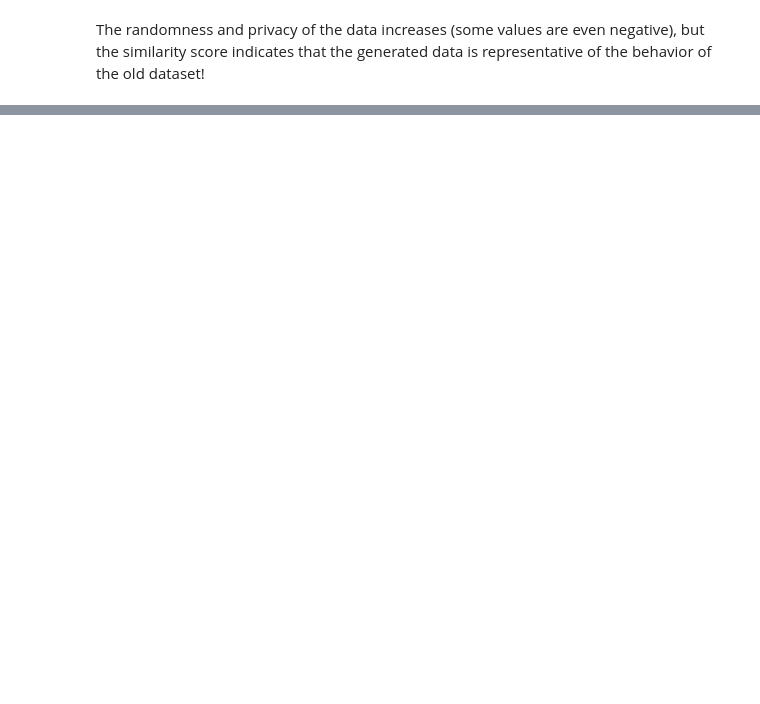
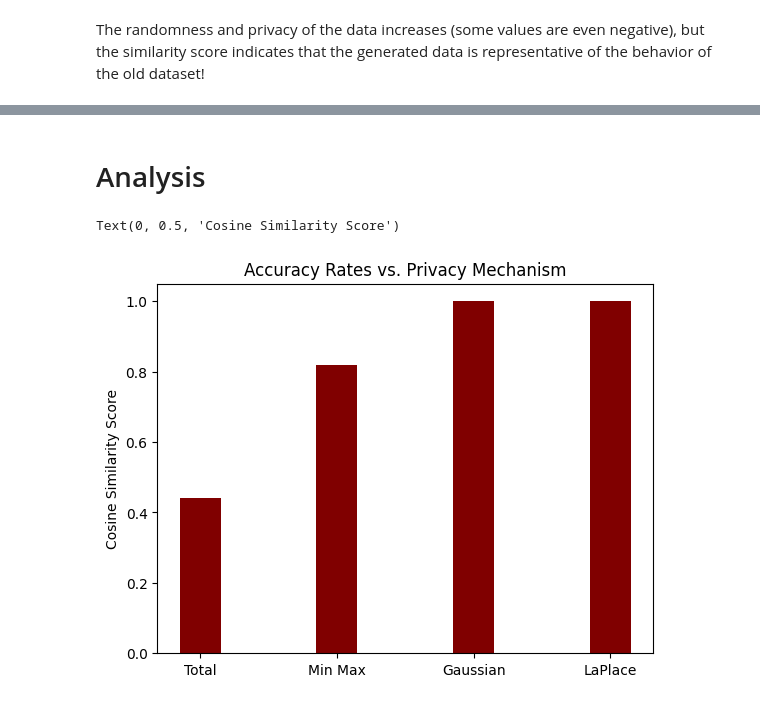
Before and after one commit to rohan-r-kulkarni/taxi_diff_privacy, a Jupyter notebook: testing.ipynb, the cells around one changed output, grey strips where cells are left out. Saved outputs shown, nothing was run; the diff lists cells and outputs as text; code cells hidden in the pictures; blank space fills up the shorter version.

Commit message:
all mechanisms

```diff
--- a/testing.ipynb
+++ b/testing.ipynb
@@ -244,0 +255,4 @@ The randomness and privacy of the data increases (some values are even negative)
+# %%
+lout = pd.read_csv("laplacian_output.csv")
+cleaned_lout = lout.loc[:, alg3.columns]
+cleaned_lout
@@ -244,0 +277,2 @@ The randomness and privacy of the data increases (some values are even negative)
+# %%
+alg4_score = get_similarity_score(get_meanvarvecs(data), get_meanvarvecs(cleaned_lout))
@@ -244,0 +321,6 @@ The randomness and privacy of the data increases (some values are even negative)
+# %% [markdown]
+<h1> Analysis </h1>
+# %%
+scores = list([alg1_score, alg2_score, alg3_score, alg4_score])
+# %%
+labels = ["Total", "Min Max", "Gaussian", "LaPlace"]
@@ -244,0 +329,8 @@ The randomness and privacy of the data increases (some values are even negative)
+# %%
+plt.bar(labels, scores, color ='maroon',
+        width = 0.3)
+plt.title("Accuracy Rates vs. Privacy Mechanism")
+plt.ylabel("Cosine Similarity Score")
+# %% [output]
+Text(0, 0.5, 'Cosine Similarity Score')
+[figure, added]
```
Also changed, not shown: parts of 18 cells of this notebook, 4 other files.
